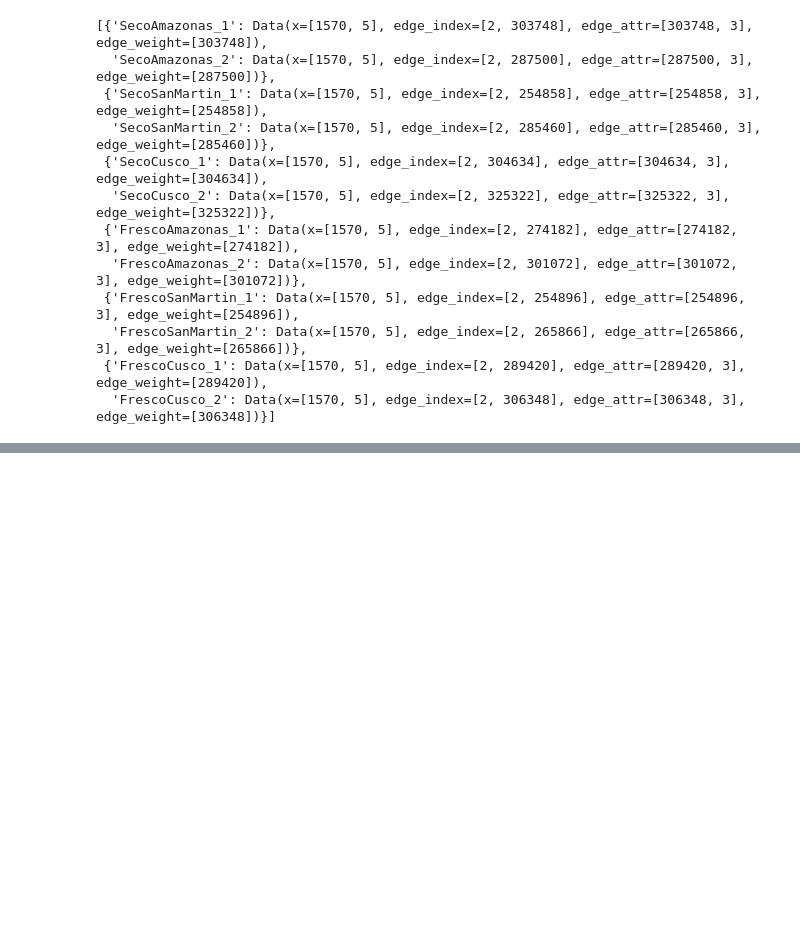
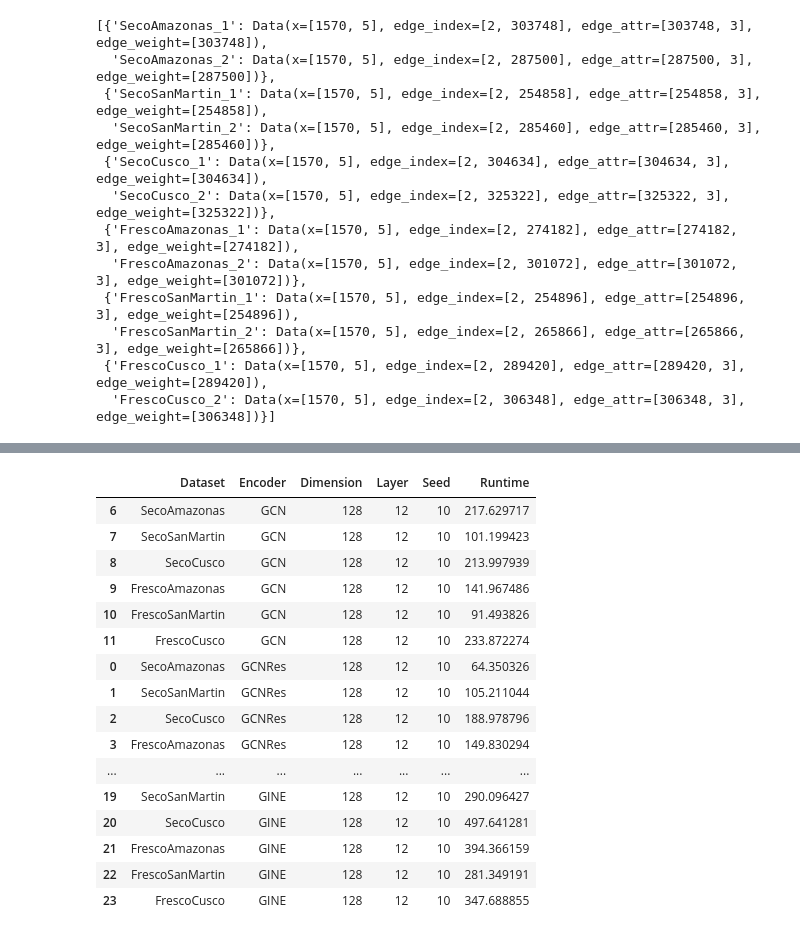
Before and after one commit to win7/T-GAE_PyG, a Jupyter notebook: r3_subgraphMatching_PyG_MS.ipynb, the cells around one changed output, grey strips where cells are left out. Saved outputs shown, nothing was run; the diff lists cells and outputs as text; code cells hidden in the pictures; blank space fills up the shorter version.

```diff
--- a/r3_subgraphMatching_PyG_MS.ipynb
+++ b/r3_subgraphMatching_PyG_MS.ipynb
@@ -145,6 +145,8 @@ device = torch.device(f"cuda:{cuda}" if torch.cuda.is_available() else "cpu")
 NUM_HIDDEN_LAYERS = 12
 HIDDEN_DIM = [1024] * NUM_HIDDEN_LAYERS + [1024]
 output_feature_size = dimension # 128
+
+n_exp = 10 # Change
 # lr = 0.001
 # epochs = 100
 # %%
@@ -577,7 +579,8 @@ def fit_TGAE_subgraph(model, encoder, exp, group_id, subgroups_id, train_loader,
 
 	del model, loss, z
 	# torch.cuda.synchronize()
-	torch.cuda.empty_cache()
+	if torch.cuda.is_available():
+		torch.cuda.empty_cache()
 # %%
 encoders
 # %% [output]
@@ -608,6 +611,8 @@ list_train_loader
   'FrescoCusco_2': Data(x=[1570, 5], edge_index=[2, 306348], edge_attr=[306348, 3], edge_weight=[306348])}]
 # %%
 seed = 42
+list_exp = []
+
 for encoder in encoders:
 	for i, train_loader in enumerate(list_train_loader):
 
@@ -656,6 +661,18 @@ for encoder in encoders:
 		print("Fitting model")
 		print(encoder, dataset, train_set, lr, epochs, input_dim, output_feature_size, no_samples)
 
+		# Calculate elapsed time
+		start_time = time.perf_counter()
+
 		fit_TGAE_subgraph(model, encoder, dataset, group_id, subgroup_id, train_loader, train_set, no_samples, epochs, lr, weight_decay, patience)
+
+		end_time = time.perf_counter()
+		execution_time = end_time - start_time
+
+		list_exp.append([group_id, encoder, output_feature_size, NUM_HIDDEN_LAYERS, n_exp, execution_time])
+
+		del model
+		if device.type == "cuda":
+			torch.cuda.empty_cache()
 # %% [output]
 Fitting model
@@ -690,0 +736,24 @@ Best epoch loss: 0.488312
+# %%
+columns = ["Dataset", "Encoder", "Dimension", "Layer", "Seed", "Runtime"]
+df_summary = pd.DataFrame(list_exp, columns=columns)
+df_summary.sort_values(by=["Encoder", "Seed"], inplace=True)
+df_summary.to_csv(f"experiments/output/{exp}/runtimes/n_exp_{n_exp}.csv", index=False)
+df_summary
+# %% [output]
+|  | Dataset | Encoder | Dimension | Layer | Seed | Runtime |
+| 6 | SecoAmazonas | GCN | 128 | 12 | 10 | 217.629717 |
+| 7 | SecoSanMartin | GCN | 128 | 12 | 10 | 101.199423 |
+| 8 | SecoCusco | GCN | 128 | 12 | 10 | 213.997939 |
+| 9 | FrescoAmazonas | GCN | 128 | 12 | 10 | 141.967486 |
+| 10 | FrescoSanMartin | GCN | 128 | 12 | 10 | 91.493826 |
+| 11 | FrescoCusco | GCN | 128 | 12 | 10 | 233.872274 |
+| 0 | SecoAmazonas | GCNRes | 128 | 12 | 10 | 64.350326 |
+| 1 | SecoSanMartin | GCNRes | 128 | 12 | 10 | 105.211044 |
+| 2 | SecoCusco | GCNRes | 128 | 12 | 10 | 188.978796 |
+| 3 | FrescoAmazonas | GCNRes | 128 | 12 | 10 | 149.830294 |
+| ... | ... | ... | ... | ... | ... | ... |
+| 19 | SecoSanMartin | GINE | 128 | 12 | 10 | 290.096427 |
+| 20 | SecoCusco | GINE | 128 | 12 | 10 | 497.641281 |
+| 21 | FrescoAmazonas | GINE | 128 | 12 | 10 | 394.366159 |
+| 22 | FrescoSanMartin | GINE | 128 | 12 | 10 | 281.349191 |
+| 23 | FrescoCusco | GINE | 128 | 12 | 10 | 347.688855 |
```
Also changed, not shown: parts of 5 cells of this notebook, 6 other files.
